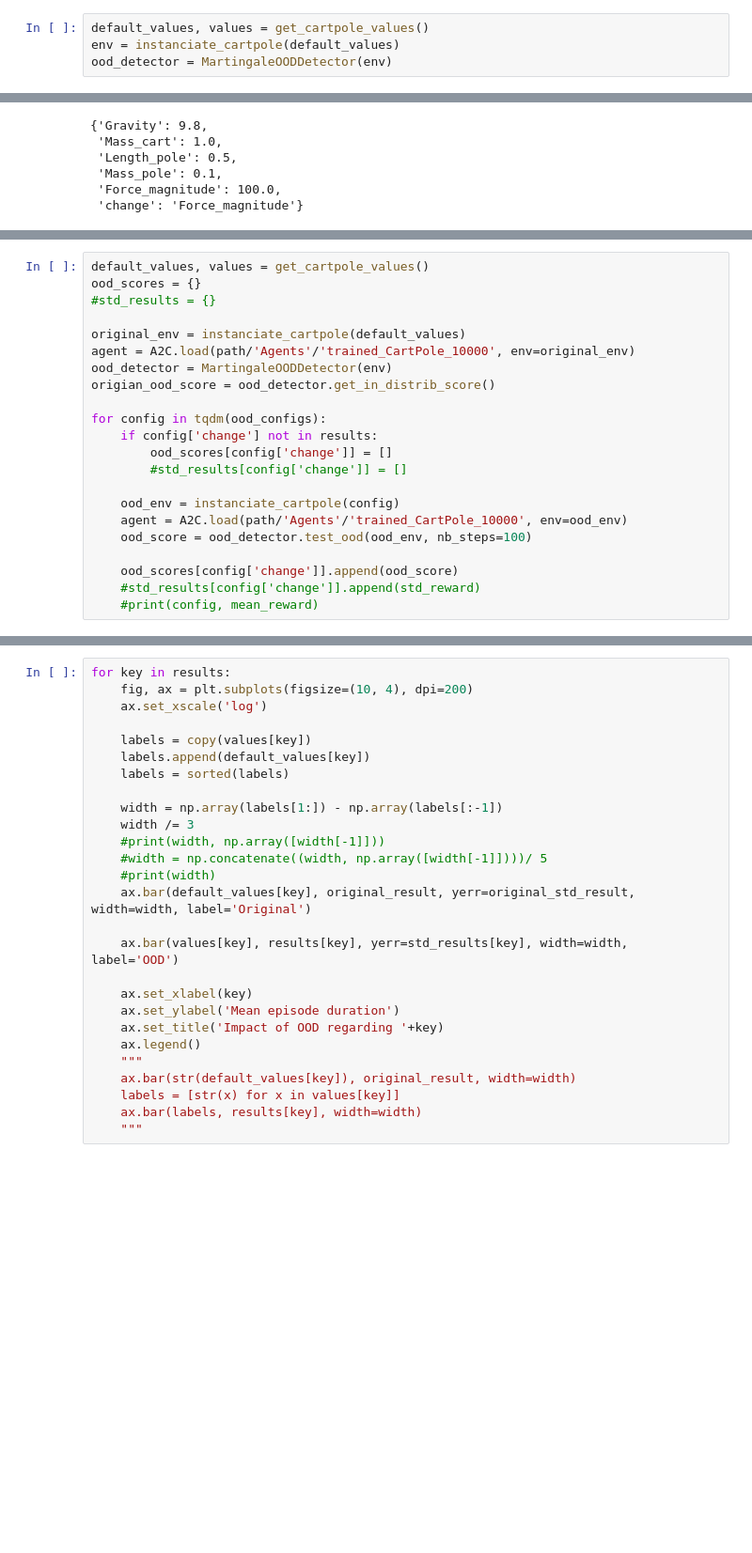
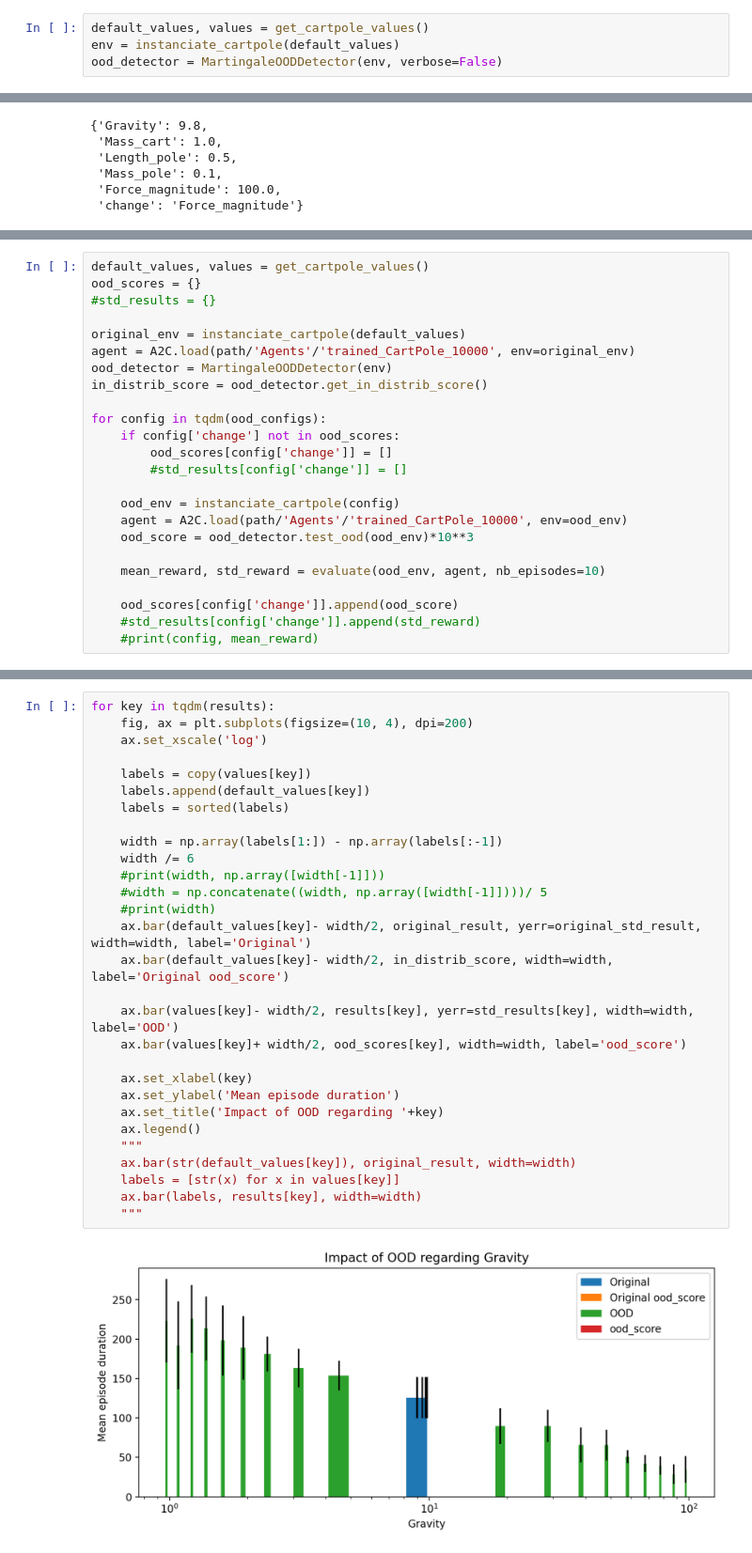
Before and after one commit to ArnaudGardille/RL-OOD-detection, a Jupyter notebook: RL_OOD_detection.ipynb, the cells around one changed output, grey strips where cells are left out. Shown: that part at 94% size. Cells and saved outputs as stored; diff of their text form; blank space fills up the shorter version.

Commit message:
correlation ood_score total_reward

```diff
--- a/RL_OOD_detection.ipynb
+++ b/RL_OOD_detection.ipynb
@@ -234,4 +234,4 @@ for key in results:
 # %%
 default_values, values = get_cartpole_values()
 env = instanciate_cartpole(default_values)
-ood_detector = MartingaleOODDetector(env)
+ood_detector = MartingaleOODDetector(env, verbose=False)
@@ -269,16 +263,18 @@ ood_scores = {}
 original_env = instanciate_cartpole(default_values)
 agent = A2C.load(path/'Agents'/'trained_CartPole_10000', env=original_env)
 ood_detector = MartingaleOODDetector(env)
-origian_ood_score = ood_detector.get_in_distrib_score()
+in_distrib_score = ood_detector.get_in_distrib_score()
 
 for config in tqdm(ood_configs):
-    if config['change'] not in results:
+    if config['change'] not in ood_scores:
         ood_scores[config['change']] = []
         #std_results[config['change']] = []
 
     ood_env = instanciate_cartpole(config)
     agent = A2C.load(path/'Agents'/'trained_CartPole_10000', env=ood_env)
-    ood_score = ood_detector.test_ood(ood_env, nb_steps=100)
+    ood_score = ood_detector.test_ood(ood_env)*10**3
+
+    mean_reward, std_reward = evaluate(ood_env, agent, nb_episodes=10)
 
     ood_scores[config['change']].append(ood_score)
     #std_results[config['change']].append(std_reward)
@@ -296,27 +286,31 @@ KeyError: 'Gravity'
 # %%
-for key in results:
+for key in tqdm(results):
     fig, ax = plt.subplots(figsize=(10, 4), dpi=200)
     ax.set_xscale('log')
 
     labels = copy(values[key])
     labels.append(default_values[key])
     labels = sorted(labels)
 
     width = np.array(labels[1:]) - np.array(labels[:-1])
-    width /= 3
+    width /= 6
     #print(width, np.array([width[-1]]))
     #width = np.concatenate((width, np.array([width[-1]])))/ 5
     #print(width)
-    ax.bar(default_values[key], original_result, yerr=original_std_result, width=width, label='Original')
+    ax.bar(default_values[key]- width/2, original_result, yerr=original_std_result, width=width, label='Original')
+    ax.bar(default_values[key]- width/2, in_distrib_score, width=width, label='Original ood_score')
 
-    ax.bar(values[key], results[key], yerr=std_results[key], width=width, label='OOD')
+    ax.bar(values[key]- width/2, results[key], yerr=std_results[key], width=width, label='OOD')
+    ax.bar(values[key]+ width/2, ood_scores[key], width=width, label='ood_score')
 
     ax.set_xlabel(key)
     ax.set_ylabel('Mean episode duration')
     ax.set_title('Impact of OOD regarding '+key)
     ax.legend()
     """
     ax.bar(str(default_values[key]), original_result, width=width)
     labels = [str(x) for x in values[key]]
     ax.bar(labels, results[key], width=width)
     """
+# %% [output]
+[figure, added]
```
Also changed, not shown: parts of 11 cells of this notebook.
